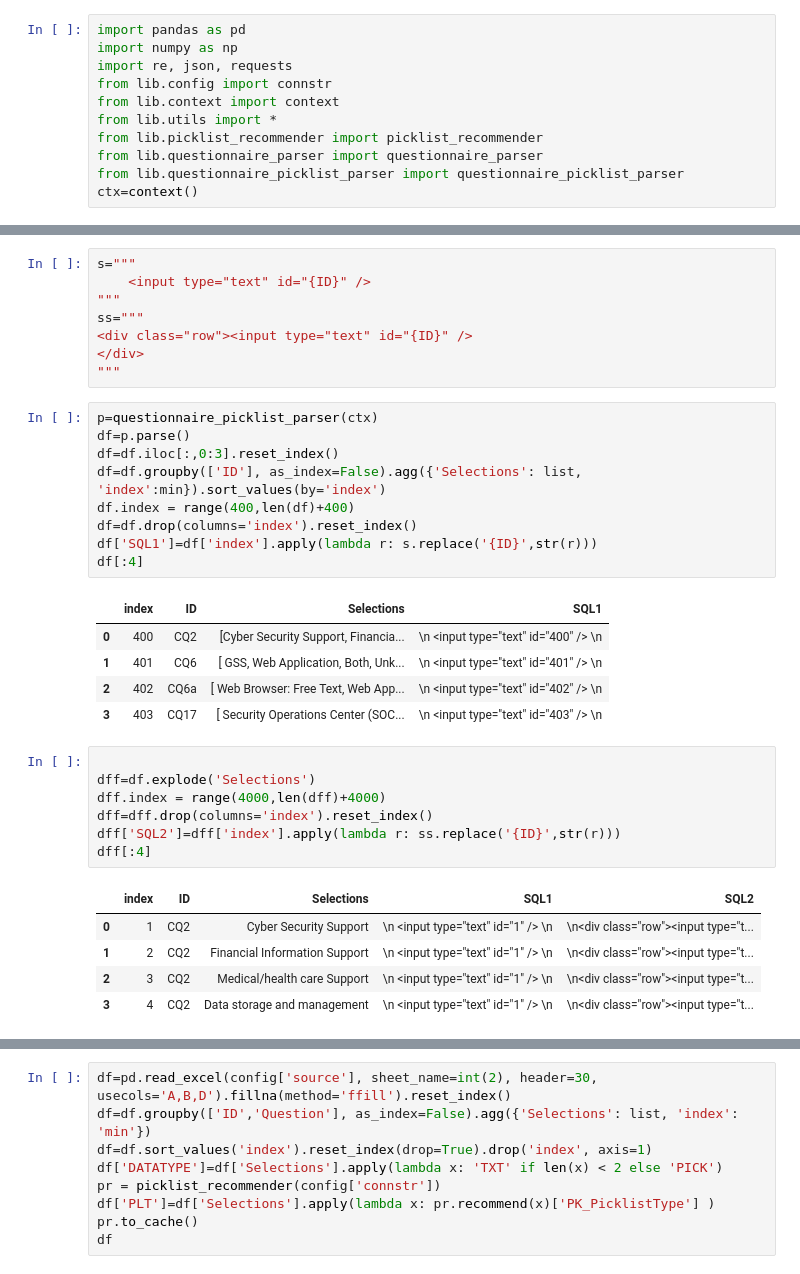
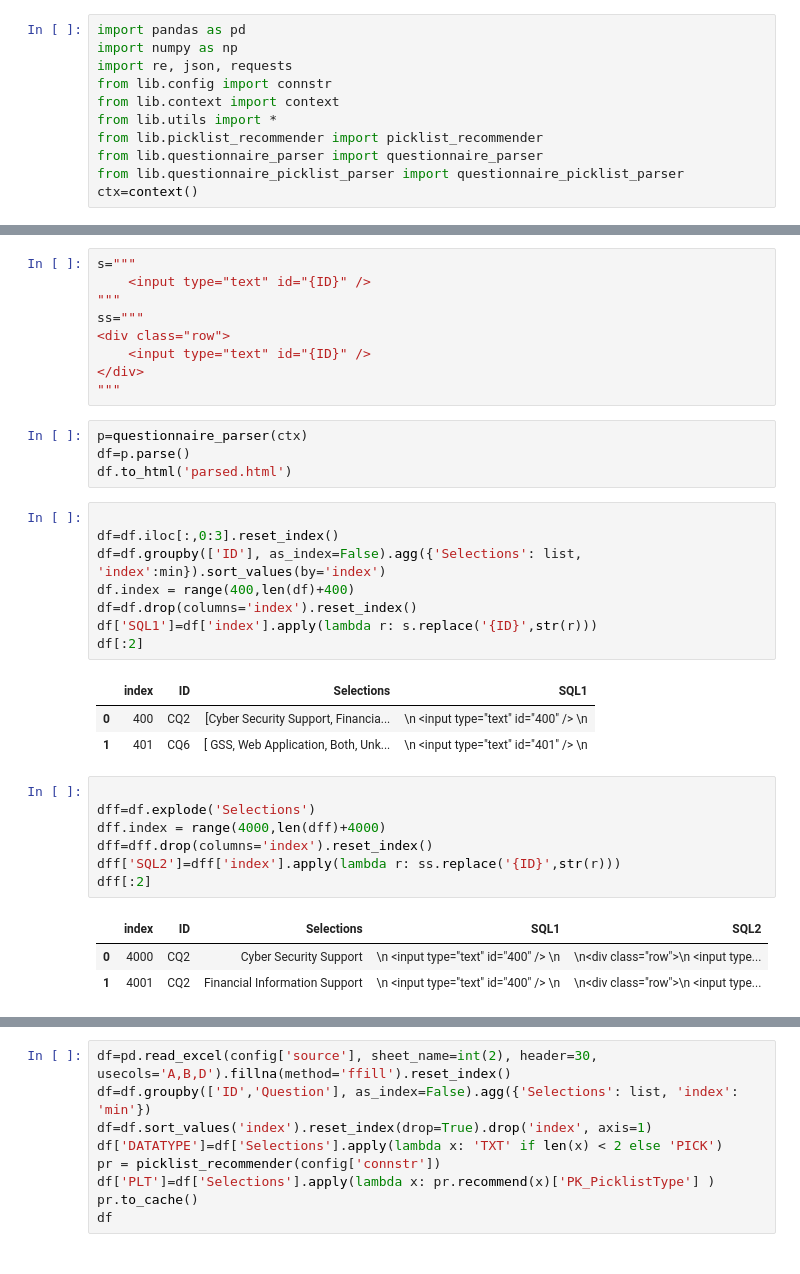
Before and after one commit to tmnkopp/PythonAutomation, a Jupyter notebook: CodeGenerators/codegen.ipynb, the cells around one changed output, grey strips where cells are left out. Saved outputs shown, nothing was run; the diff lists cells and outputs as text.

```diff
--- a/CodeGenerators/codegen.ipynb
+++ b/CodeGenerators/codegen.ipynb
@@ -21,34 +19,34 @@ s="""
     <input type="text" id="{ID}" />
 """
 ss="""
-<div class="row"><input type="text" id="{ID}" />
+<div class="row">
+    <input type="text" id="{ID}" />
 </div>
 """
+# %%
+p=questionnaire_parser(ctx)
+df=p.parse()
+df.to_html('parsed.html')
 # %%
-p=questionnaire_picklist_parser(ctx)
-df=p.parse()
+
 df=df.iloc[:,0:3].reset_index()
 df=df.groupby(['ID'], as_index=False).agg({'Selections': list, 'index':min}).sort_values(by='index')
 df.index = range(400,len(df)+400)
 df=df.drop(columns='index').reset_index()
 df['SQL1']=df['index'].apply(lambda r: s.replace('{ID}',str(r)))
-df[:4]
+df[:2]
 # %% [output]
 |  | index | ID | Selections | SQL1 |
 | 0 | 400 | CQ2 | [Cyber Security Support, Financia... | \n <input type="text" id="400" /> \n |
 | 1 | 401 | CQ6 | [ GSS, Web Application, Both, Unk... | \n <input type="text" id="401" /> \n |
-| 2 | 402 | CQ6a | [ Web Browser: Free Text, Web App... | \n <input type="text" id="402" /> \n |
-| 3 | 403 | CQ17 | [ Security Operations Center (SOC... | \n <input type="text" id="403" /> \n |
 # %%
 
 dff=df.explode('Selections')
 dff.index = range(4000,len(dff)+4000)
 dff=dff.drop(columns='index').reset_index()
 dff['SQL2']=dff['index'].apply(lambda r: ss.replace('{ID}',str(r)))
-dff[:4]
+dff[:2]
 # %% [output]
 |  | index | ID | Selections | SQL1 | SQL2 |
-| 0 | 1 | CQ2 | Cyber Security Support | \n <input type="text" id="1" /> \n | \n<div class="row"><input type="t... |
-| 1 | 2 | CQ2 | Financial Information Support | \n <input type="text" id="1" /> \n | \n<div class="row"><input type="t... |
-| 2 | 3 | CQ2 | Medical/health care Support | \n <input type="text" id="1" /> \n | \n<div class="row"><input type="t... |
-| 3 | 4 | CQ2 | Data storage and management | \n <input type="text" id="1" /> \n | \n<div class="row"><input type="t... |
+| 0 | 4000 | CQ2 | Cyber Security Support | \n <input type="text" id="400" /> \n | \n<div class="row">\n <input type... |
+| 1 | 4001 | CQ2 | Financial Information Support | \n <input type="text" id="400" /> \n | \n<div class="row">\n <input type... |
```
Also changed, not shown: parts of 3 cells of this notebook, 3 other files.
